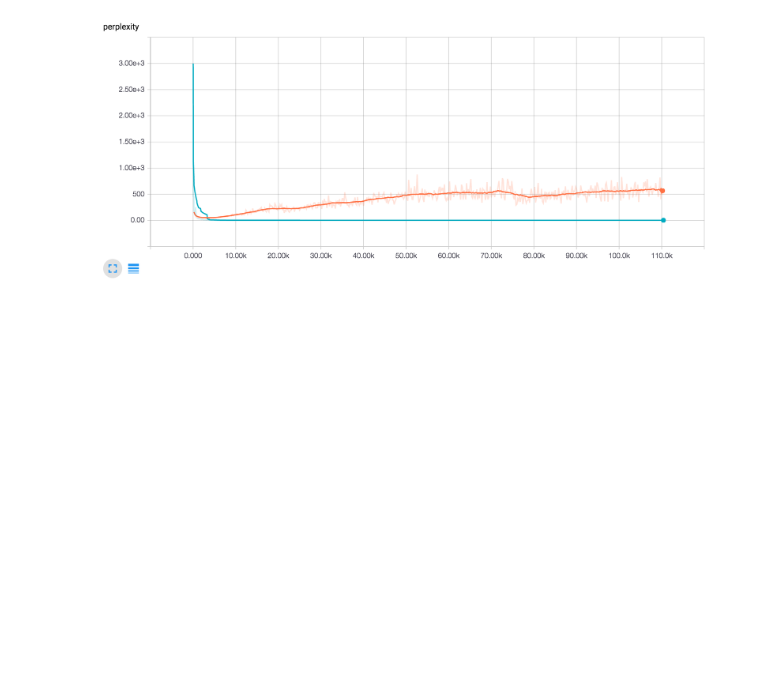
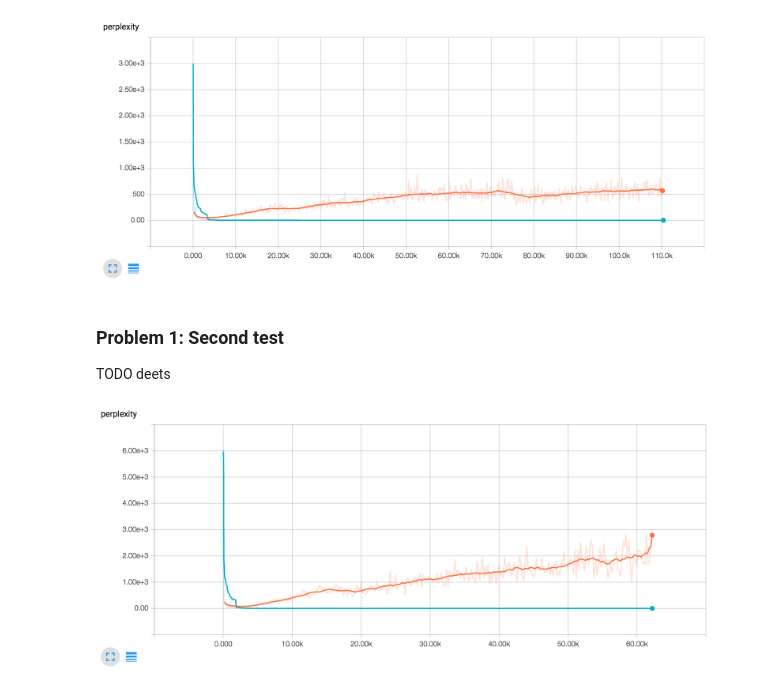
Before and after one commit to pinesol/nlp, a Jupyter notebook: hw4/Homework 4.ipynb, the cells around one changed output. Cells and saved outputs as stored; diff of their text form; code cells hidden in the pictures; blank space fills up the shorter version.

Commit message:
added another chart

```diff
--- a/hw4/Homework 4.ipynb
+++ b/hw4/Homework 4.ipynb
@@ -26,3 +26,10 @@ from IPython.display import Image
 Image(filename='first-test-perplexity.png')
 # %% [output]
 [figure]
+# %% [markdown]
+### Problem 1: Second test
+TODO deets
+# %%
+Image(filename='no-attention-perplexity.png')
+# %% [output]
+[figure, added]
```
Also changed, not shown: 1 other file.
